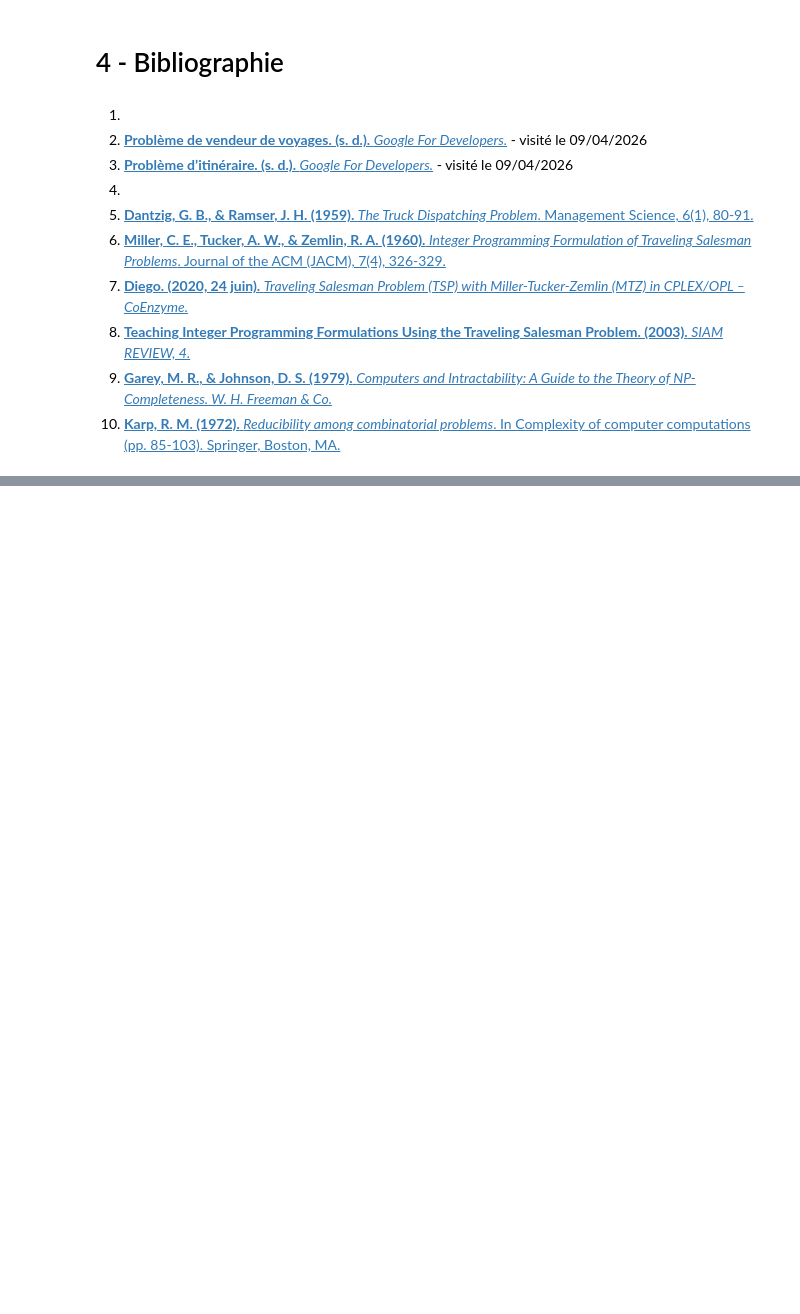
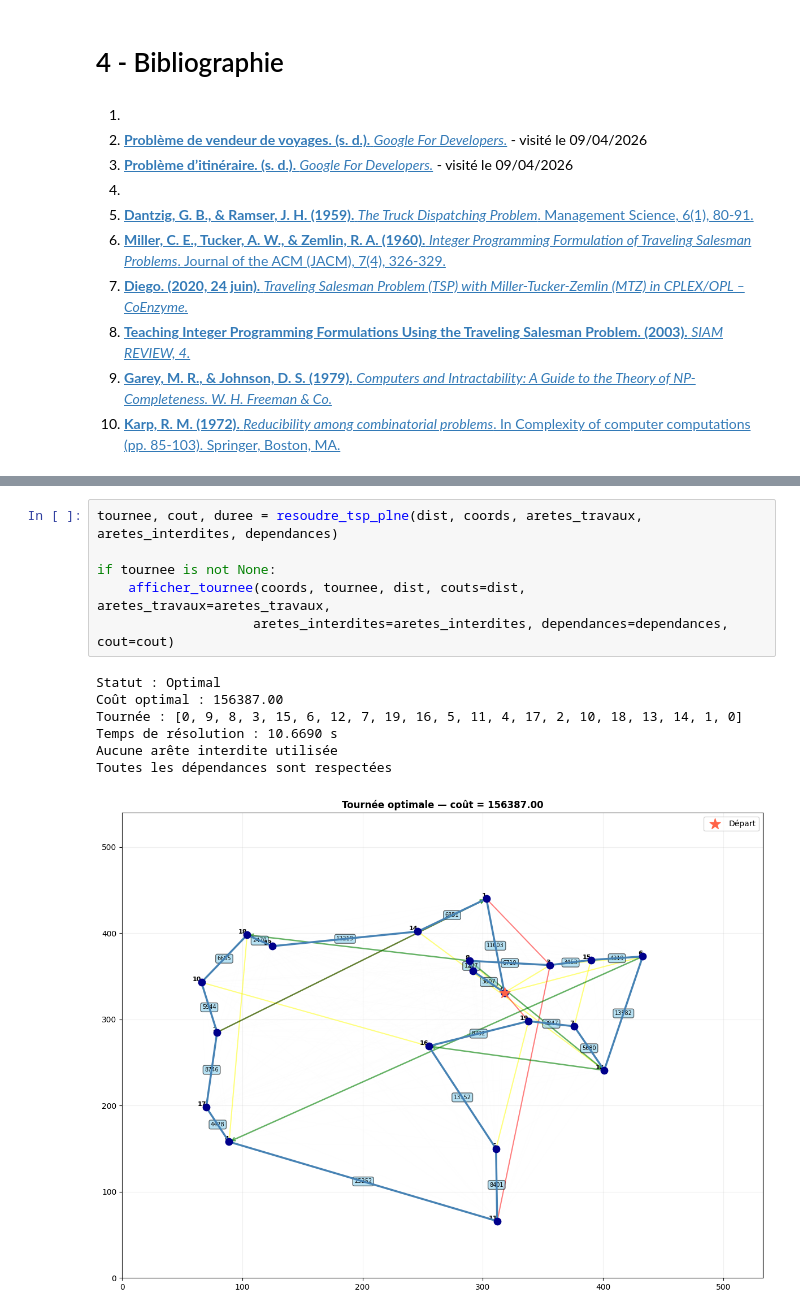
Before and after one commit to RobinNoiret/school-fisa3-recherche_operationnelle, a Jupyter notebook: RN-livrable.ipynb, the cells around one changed output, grey strips where cells are left out. Saved outputs shown, nothing was run; the diff lists cells and outputs as text; blank space fills up the shorter version.

Commit message:
mise en place de la génération + résolution exact

```diff
--- a/RN-livrable.ipynb
+++ b/RN-livrable.ipynb
@@ -172,0 +584,14 @@ Notre modélisation, qui répond aux exigences de l'ADEME, inclut des restrictio
+# %%
+tournee, cout, duree = resoudre_tsp_plne(dist, coords, aretes_travaux, aretes_interdites, dependances)
+
+if tournee is not None:
+    afficher_tournee(coords, tournee, dist, couts=dist, aretes_travaux=aretes_travaux,
+                    aretes_interdites=aretes_interdites, dependances=dependances, cout=cout)
+# %% [output]
+Statut : Optimal
+Coût optimal : 156387.00
+Tournée : [0, 9, 8, 3, 15, 6, 12, 7, 19, 16, 5, 11, 4, 17, 2, 10, 18, 13, 14, 1, 0]
+Temps de résolution : 10.6690 s
+Aucune arête interdite utilisée
+Toutes les dépendances sont respectées
+[figure, added]
```
Also changed, not shown: parts of 12 cells of this notebook.
